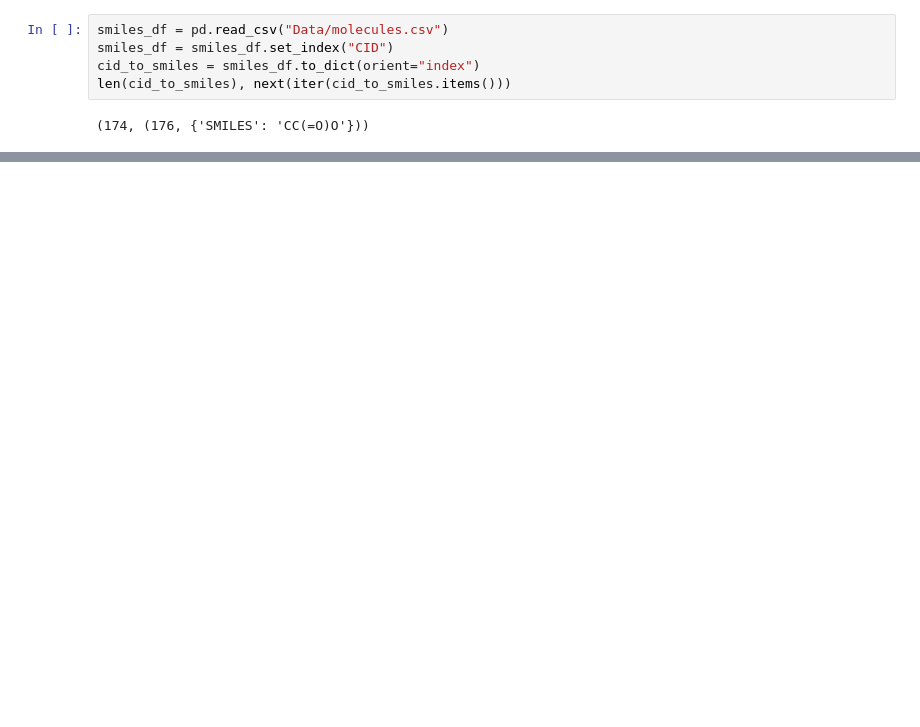
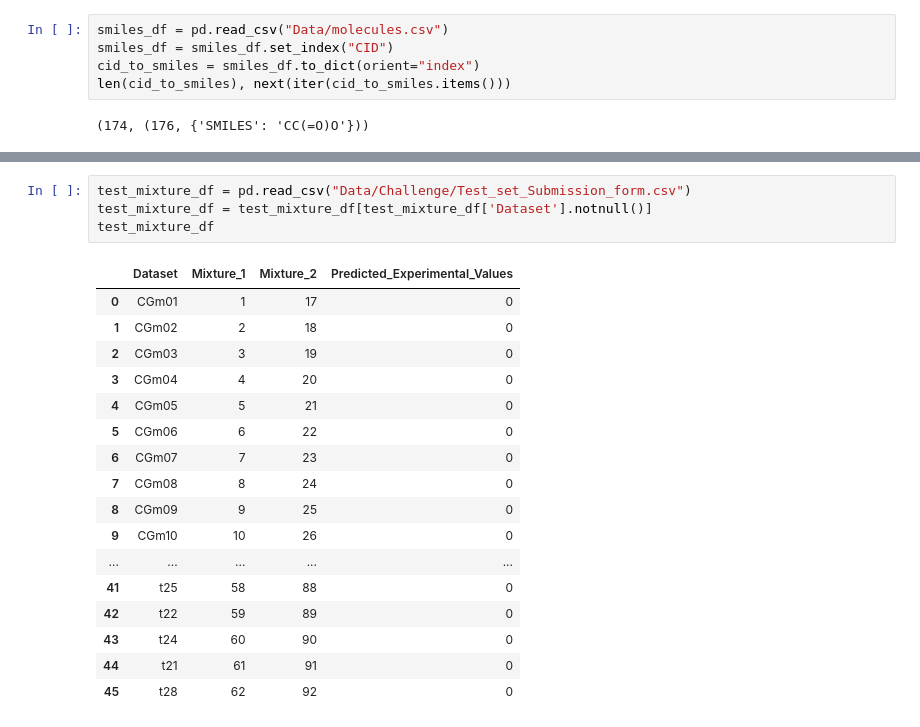
Before and after one commit to laurahsisson/dream, a Jupyter notebook: blends.ipynb, the cells around one changed output, grey strips where cells are left out. Cells and saved outputs as stored; diff of their text form; blank space fills up the shorter version.

```diff
--- a/blends.ipynb
+++ b/blends.ipynb
@@ -60,0 +181,22 @@ set()
+# %%
+test_mixture_df = pd.read_csv("Data/Challenge/Test_set_Submission_form.csv")
+test_mixture_df = test_mixture_df[test_mixture_df['Dataset'].notnull()]
+test_mixture_df
+# %% [output]
+|  | Dataset | Mixture_1 | Mixture_2 | Predicted_Experimental_Values |
+| 0 | CGm01 | 1 | 17 | 0 |
+| 1 | CGm02 | 2 | 18 | 0 |
+| 2 | CGm03 | 3 | 19 | 0 |
+| 3 | CGm04 | 4 | 20 | 0 |
+| 4 | CGm05 | 5 | 21 | 0 |
+| 5 | CGm06 | 6 | 22 | 0 |
+| 6 | CGm07 | 7 | 23 | 0 |
+| 7 | CGm08 | 8 | 24 | 0 |
+| 8 | CGm09 | 9 | 25 | 0 |
+| 9 | CGm10 | 10 | 26 | 0 |
+| ... | ... | ... | ... | ... |
+| 41 | t25 | 58 | 88 | 0 |
+| 42 | t22 | 59 | 89 | 0 |
+| 43 | t24 | 60 | 90 | 0 |
+| 44 | t21 | 61 | 91 | 0 |
+| 45 | t28 | 62 | 92 | 0 |
```
Also changed, not shown: parts of 14 cells of this notebook, 1 other file.
